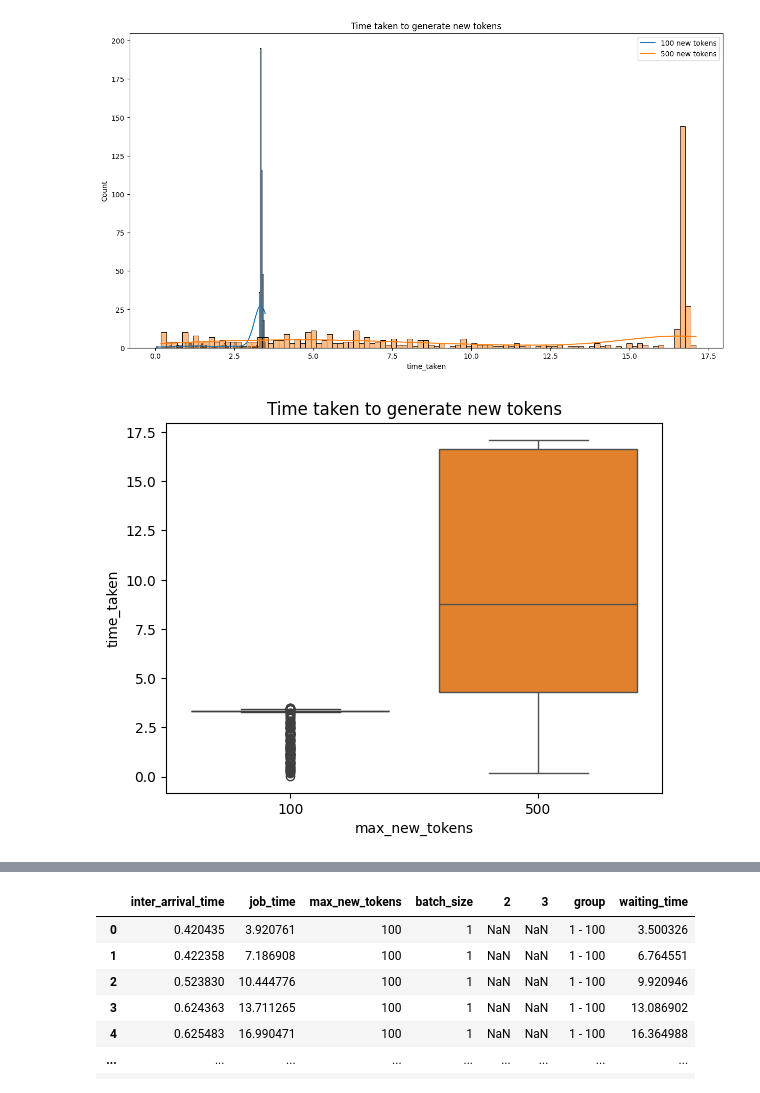
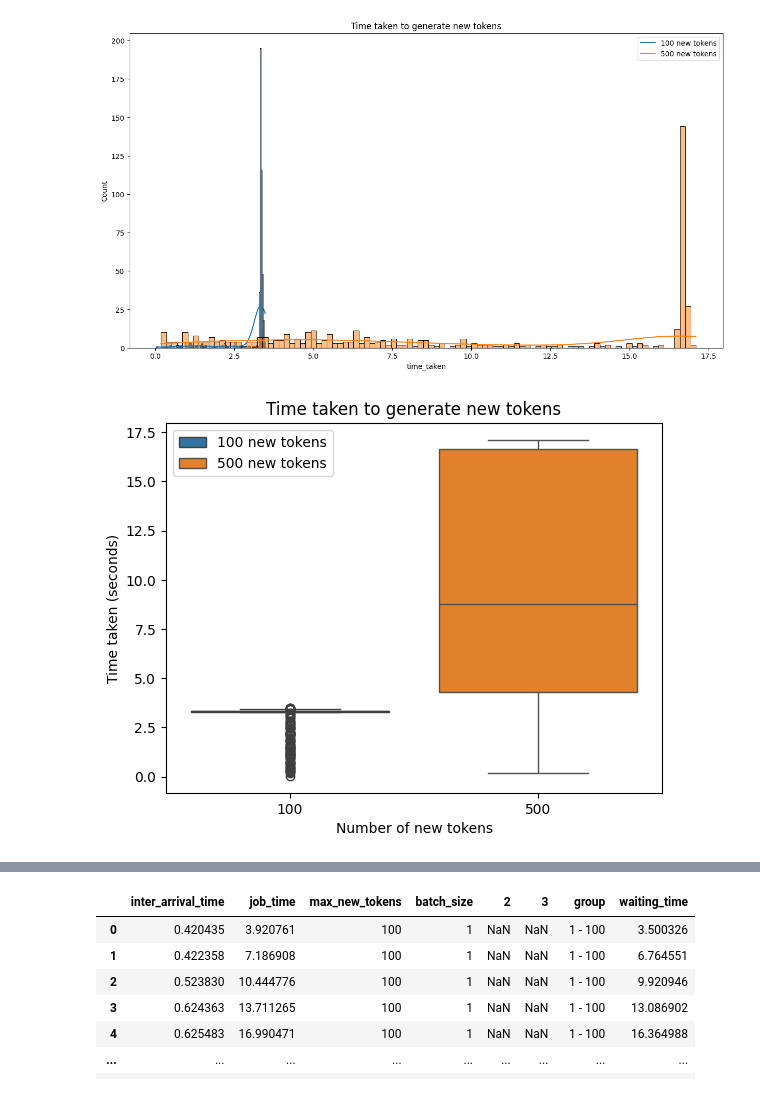
Before and after one commit to darmangerd/llama3-scheduling, a Jupyter notebook: JobTime.ipynb, the cells around one changed output, grey strips where cells are left out. Drawn from its saved outputs; the diff is of its cells as text; code cells hidden in the pictures.

```diff
--- a/JobTime.ipynb
+++ b/JobTime.ipynb
@@ -37,9 +37,12 @@ plt.show()
 # %%
 sns.boxplot(data=df_100, x='max_new_tokens', y='time_taken')
 sns.boxplot(data=df_500, x='max_new_tokens', y='time_taken')
 
 plt.title('Time taken to generate new tokens')
+plt.legend(['100 new tokens', '500 new tokens'])
+plt.xlabel('Number of new tokens')
+plt.ylabel('Time taken (seconds)')
 
 plt.show()
 # %% [output]
-[figure, old version]
+[figure, new version]
```
Also changed, not shown: parts of 7 cells of this notebook.
